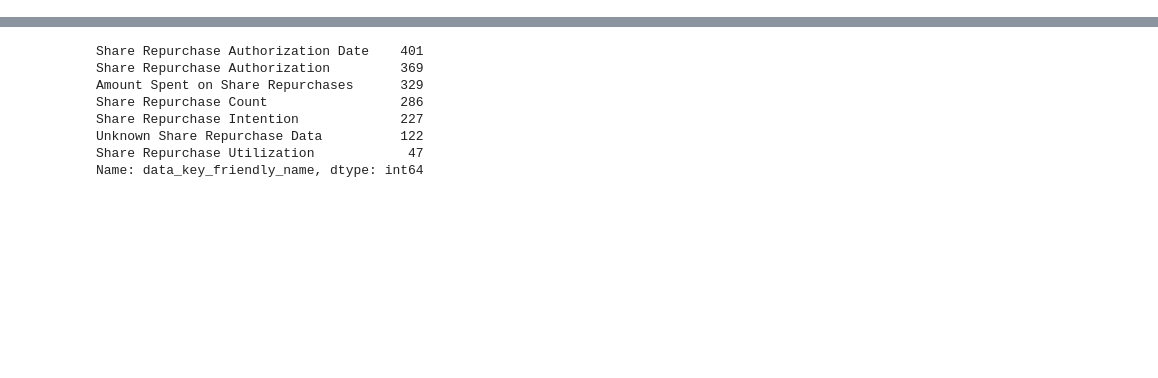
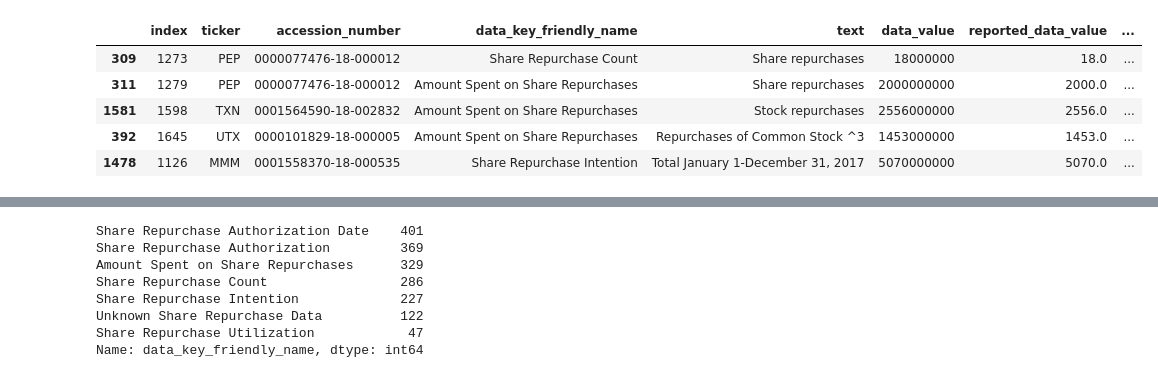
Before and after one commit to suhasinipallai/New_constructs, a Jupyter notebook: jj-eda.ipynb, the cells around one changed output, grey strips where cells are left out. Cells and saved outputs as stored; diff of their text form; code cells hidden in the pictures; blank space fills up the shorter version.

```diff
--- a/jj-eda.ipynb
+++ b/jj-eda.ipynb
@@ -51,0 +66,9 @@ to this:
+# %%
+srp_df.sort_values(['para_len'], ascending=False).head()
+# %% [output]
+|  | index | ticker | accession_number | data_key_friendly_name | text | data_value | reported_data_value | ... |
+| 309 | 1273 | PEP | 0000077476-18-000012 | Share Repurchase Count | Share repurchases | 18000000 | 18.0 | ... |
+| 311 | 1279 | PEP | 0000077476-18-000012 | Amount Spent on Share Repurchases | Share repurchases | 2000000000 | 2000.0 | ... |
+| 1581 | 1598 | TXN | 0001564590-18-002832 | Amount Spent on Share Repurchases | Stock repurchases | 2556000000 | 2556.0 | ... |
+| 392 | 1645 | UTX | 0000101829-18-000005 | Amount Spent on Share Repurchases | Repurchases of Common Stock ^3 | 1453000000 | 1453.0 | ... |
+| 1478 | 1126 | MMM | 0001558370-18-000535 | Share Repurchase Intention | Total January 1-December 31, 2017 | 5070000000 | 5070.0 | ... |
```
Also changed, not shown: parts of 36 cells of this notebook.
